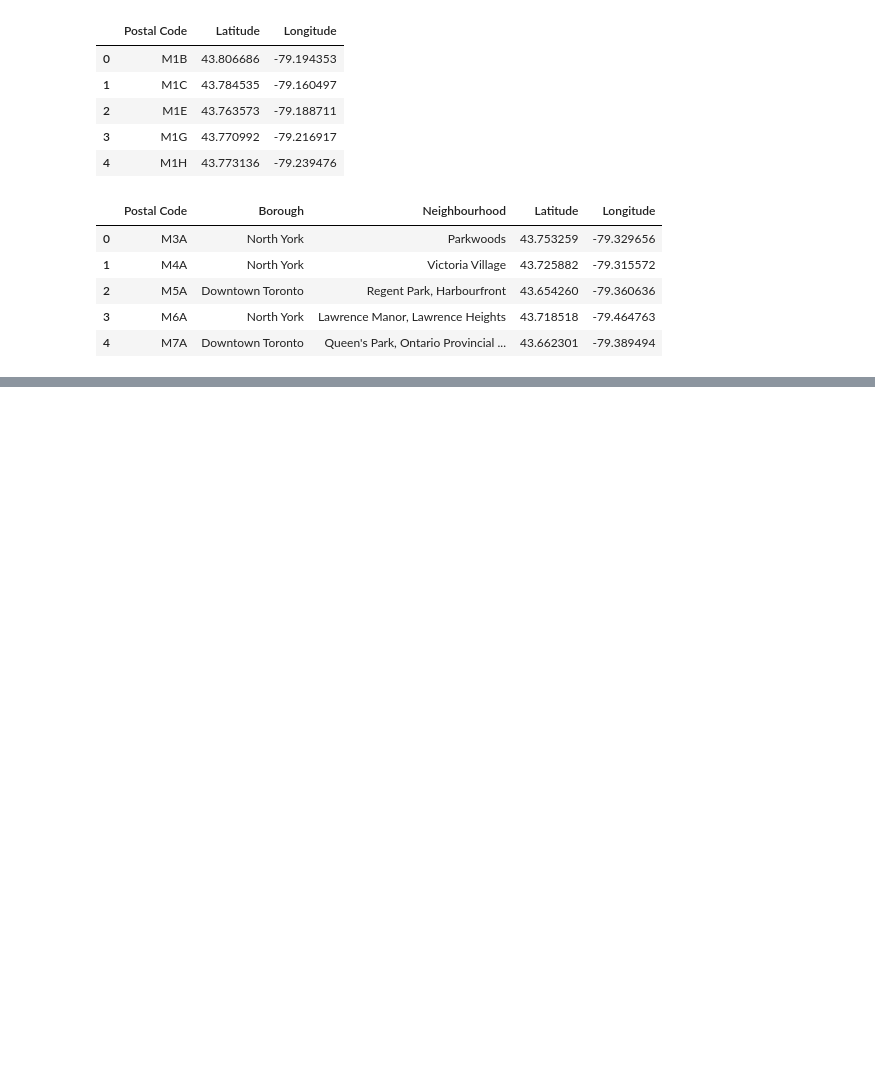
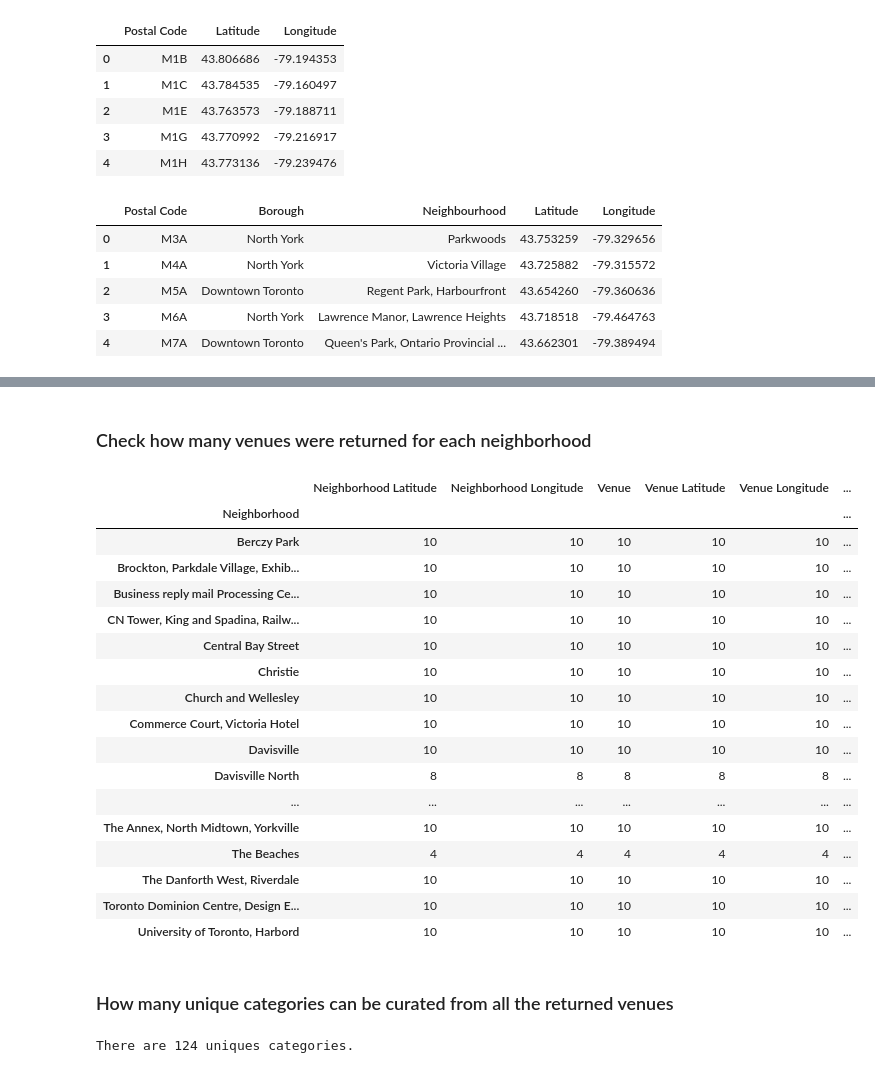
Before and after one commit to tressacroaker/Coursera_Capstone, a Jupyter notebook: Segmenting and Clustering Neighborhoods in Toronto.ipynb, the cells around one changed output, grey strips where cells are left out. Drawn from its saved outputs; the diff is of its cells as text; code cells hidden in the pictures; blank space fills up the shorter version.

```diff
--- a/Segmenting and Clustering Neighborhoods in Toronto.ipynb
+++ b/Segmenting and Clustering Neighborhoods in Toronto.ipynb
@@ -107,0 +134,19 @@ canada_df_lat_lon.head()
+# %%
+# create map of Toronto using latitude and longitude values
+map_toronto = folium.Map(location=[43.6534817, -79.3839347], zoom_start=11)
+
+# add markers to map
+for lat, lng, borough, neighbourhood in zip(canada_toronto['Latitude'], canada_toronto['Longitude'], canada_toronto['Borough'], canada_toronto['Neighbourhood']):
+    label = '{}, {}'.format(neighbourhood, borough)
+    label = folium.Popup(label, parse_html=True)
+    folium.CircleMarker(
+        [lat, lng],
+        radius=5,
+        popup=label,
+        color='blue',
+        fill=True,
+        fill_color='#3186cc',
+        fill_opacity=0.7,
+        parse_html=False).add_to(map_toronto)
+
+map_toronto
@@ -107,0 +282,29 @@ canada_df_lat_lon.head()
+# %% [markdown]
+### Check how many venues were returned for each neighborhood
+# %%
+toronto_venues.groupby('Neighborhood').count()
+# %% [output]
+|  | Neighborhood Latitude | Neighborhood Longitude | Venue | Venue Latitude | Venue Longitude | ... |
+| Neighborhood |  |  |  |  |  | ... |
+| Berczy Park | 10 | 10 | 10 | 10 | 10 | ... |
+| Brockton, Parkdale Village, Exhib... | 10 | 10 | 10 | 10 | 10 | ... |
+| Business reply mail Processing Ce... | 10 | 10 | 10 | 10 | 10 | ... |
+| CN Tower, King and Spadina, Railw... | 10 | 10 | 10 | 10 | 10 | ... |
+| Central Bay Street | 10 | 10 | 10 | 10 | 10 | ... |
+| Christie | 10 | 10 | 10 | 10 | 10 | ... |
+| Church and Wellesley | 10 | 10 | 10 | 10 | 10 | ... |
+| Commerce Court, Victoria Hotel | 10 | 10 | 10 | 10 | 10 | ... |
+| Davisville | 10 | 10 | 10 | 10 | 10 | ... |
+| Davisville North | 8 | 8 | 8 | 8 | 8 | ... |
+| ... | ... | ... | ... | ... | ... | ... |
+| The Annex, North Midtown, Yorkville | 10 | 10 | 10 | 10 | 10 | ... |
+| The Beaches | 4 | 4 | 4 | 4 | 4 | ... |
+| The Danforth West, Riverdale | 10 | 10 | 10 | 10 | 10 | ... |
+| Toronto Dominion Centre, Design E... | 10 | 10 | 10 | 10 | 10 | ... |
+| University of Toronto, Harbord | 10 | 10 | 10 | 10 | 10 | ... |
+# %% [markdown]
+### How many unique categories can be curated from all the returned venues
+# %%
+print('There are {} uniques categories.'.format(len(toronto_venues['Venue Category'].unique())))
+# %% [output]
+There are 124 uniques categories.
```
Also changed, not shown: parts of 39 cells of this notebook.
